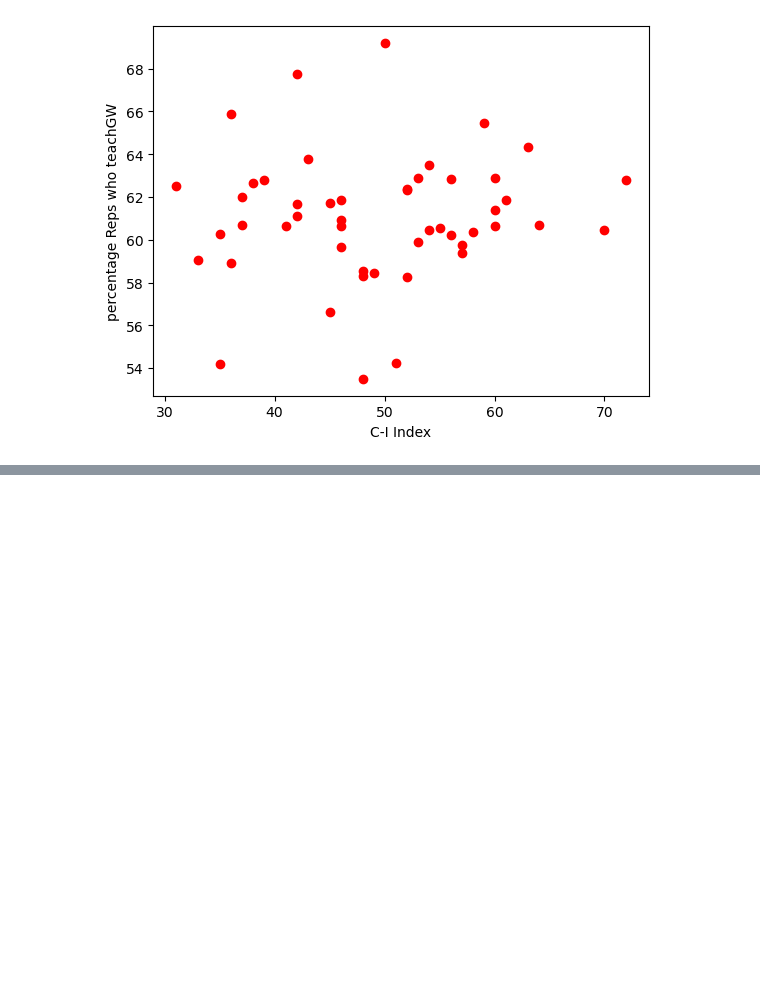
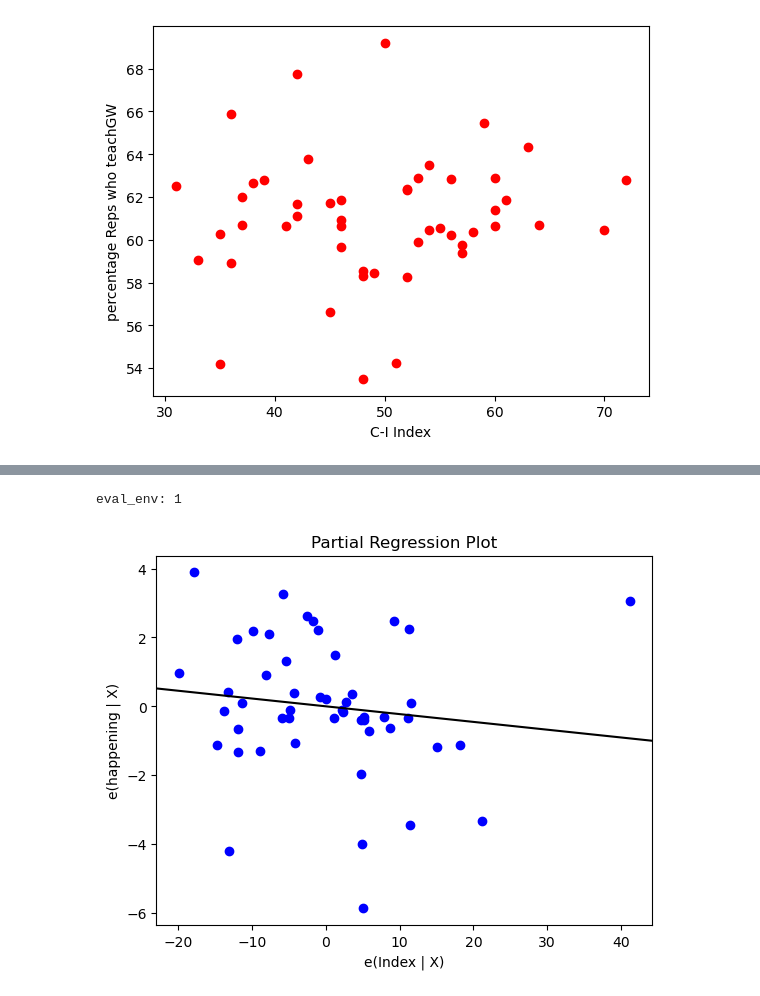
Before and after one commit to ns037/Sunwater_Institute, a Jupyter notebook: partisan_state.ipynb, the cells around one changed output, grey strips where cells are left out. Drawn from its saved outputs; the diff is of its cells as text; code cells hidden in the pictures; blank space fills up the shorter version.

```diff
--- a/partisan_state.ipynb
+++ b/partisan_state.ipynb
@@ -347,0 +468,6 @@ plt.show()
+# %%
+sm.graphics.plot_partregress(data = Dem_happening,endog = 'happening',exog_i = 'Index',exog_others=['avg_income'],obs_labels=False,color = 'blue')
+plt.show()
+# %% [output]
+eval_env: 1
+[figure, added]
```
Also changed, not shown: parts of 17 cells of this notebook, 5 other files.
